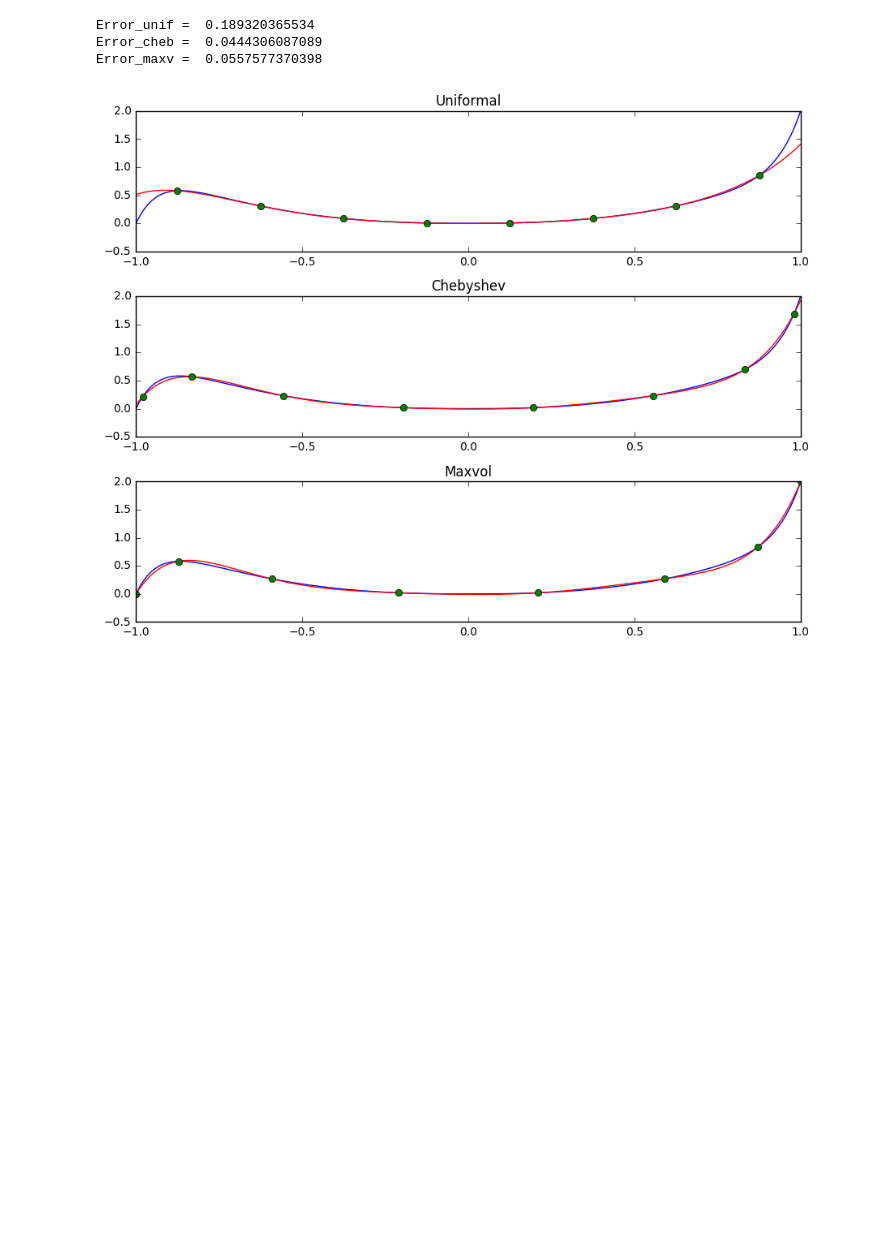
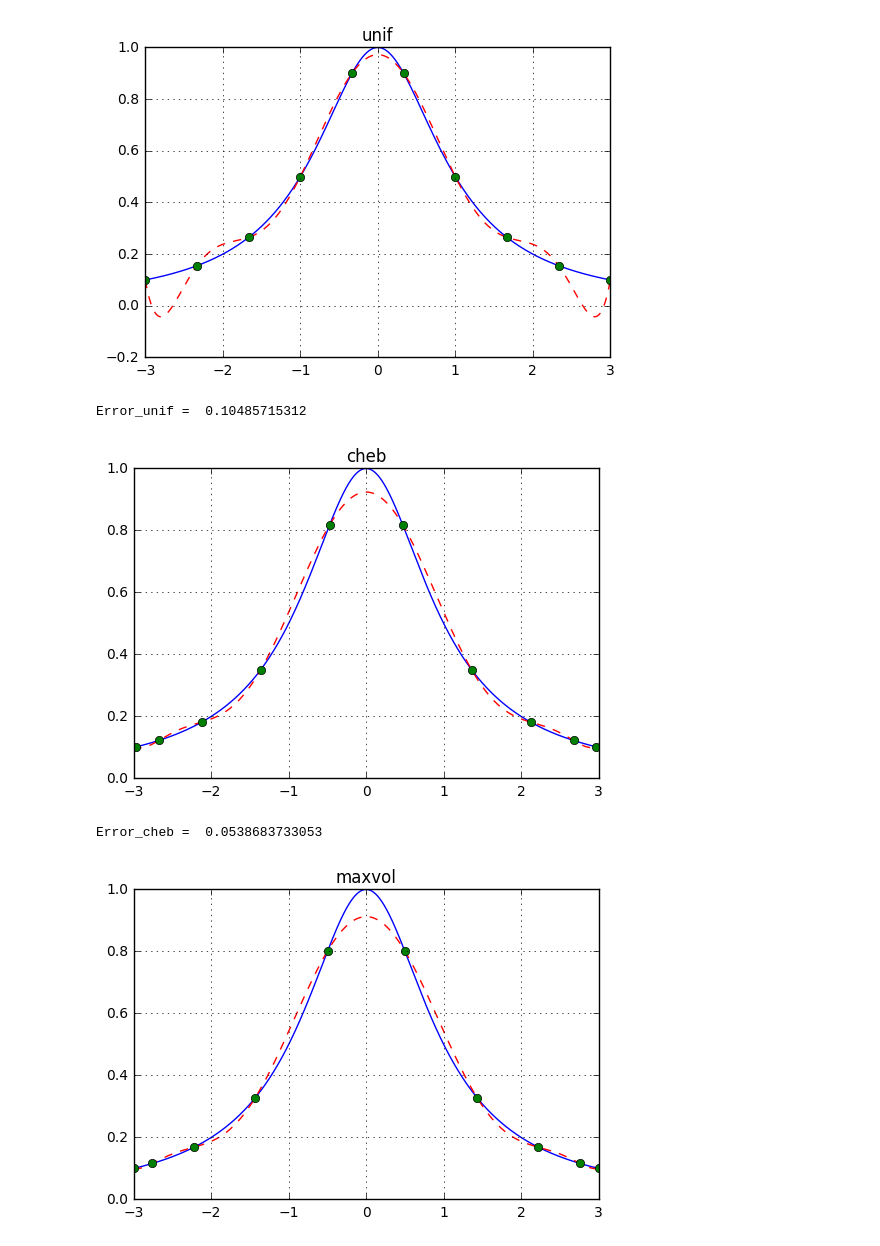
Before and after one commit to glkarpov/wmaxvol, a Jupyter notebook: grids_comparison.ipynb, the cells around one changed output. Saved outputs shown, nothing was run; the diff lists cells and outputs as text; code cells hidden in the pictures; blank space fills up the shorter version.

Commit message:
Create approx function

```diff
--- a/grids_comparison.ipynb
+++ b/grids_comparison.ipynb
@@ -33,46 +7,0 @@ def maxvol_points(num_of_points, T_cheb):
-# %%
-n = 1000       # number of sampling points
-m = 7          # degree of polynomial
-r = m + 1      # number of pivots
-dom = [-1, 1]   # interval
-x = np.linspace(dom[0], dom[1], n)
-f = np.sqrt(np.abs(x))**5 + x**15 # function need to be approximated
-
-T_cheb = np.zeros((len(x), r), dtype = np.float32) # T_cheb is a matrix with values of T_i at each point x
-for i in range(r):
-    T_cheb[:, i] = T.basis(i)(x[:])
-
-row_idx_u = uniformal_points(x, r)
-row_idx_c = quasi_chebyshev_points(x, r)
-row_idx_m = maxvol_points(r, T_cheb)
-
-c = np.linalg.solve(T_cheb[row_idx_u], f[row_idx_u]) # column of coefficients
-f_appr_u = np.polynomial.chebyshev.chebval(x, c)
-c = np.linalg.solve(T_cheb[row_idx_c], f[row_idx_c])
-f_appr_c = np.polynomial.chebyshev.chebval(x, c)
-c = np.linalg.solve(T_cheb[row_idx_m], f[row_idx_m])
-f_appr_m = np.polynomial.chebyshev.chebval(x, c)
-
-
-tl, axarr = plt.subplots(3, 1, figsize = (9, 7))
-axarr[0].plot(x, f)
-axarr[0].plot(x, f_appr_u, color = 'r')
-axarr[0].plot(x[row_idx_u], f[row_idx_u], 'o')
-axarr[0].set_title('Uniformal')
-print('Error_unif = ', la.norm(f - f_appr_u,2) / la.norm(f, 2))
-axarr[1].plot(x, f)
-axarr[1].plot(x, f_appr_c, color = 'r')
-axarr[1].plot(x[row_idx_c], f[row_idx_c], 'o')
-axarr[1].set_title('Chebyshev')
-print('Error_cheb = ', la.norm(f - f_appr_c,2) / la.norm(f, 2))
-axarr[2].plot(x, f)
-axarr[2].plot(x, f_appr_m, color = 'r')
-axarr[2].plot(x[row_idx_m], f[row_idx_m], 'o')
-axarr[2].set_title('Maxvol')
-print('Error_maxv = ', la.norm(f - f_appr_m, 2) / la.norm(f, 2))
-tl.tight_layout()
-# %% [output]
-Error_unif =  0.189320365534
-Error_cheb =  0.0444306087089
-Error_maxv =  0.0557577370398
-[figure, removed]
@@ -78,0 +67,17 @@ Error_maxv =  0.0557577370398
+# %%
+# let's test our approx function here
+n = 1000     # number of sampling points
+deg = 9      # degree of polynomial
+interval = [-3, 3]  # interval of x
+x = np.linspace(interval[0], interval[1], n)
+f = 1/(x**2 + 1)  # function we want to approximate
+
+approx(x, f, basis = 'cheb', degree = deg, grid = 'unif',   dom = interval)
+approx(x, f, basis = 'cheb', degree = deg, grid = 'cheb',   dom = interval)
+approx(x, f, basis = 'cheb', degree = deg, grid = 'maxvol', dom = interval)
+# %% [output]
+[figure, added]
+Error_unif =  0.10485715312
+[figure, added]
+Error_cheb =  0.0538683733053
+[figure, added]
```
Also changed, not shown: parts of 4 cells of this notebook.
